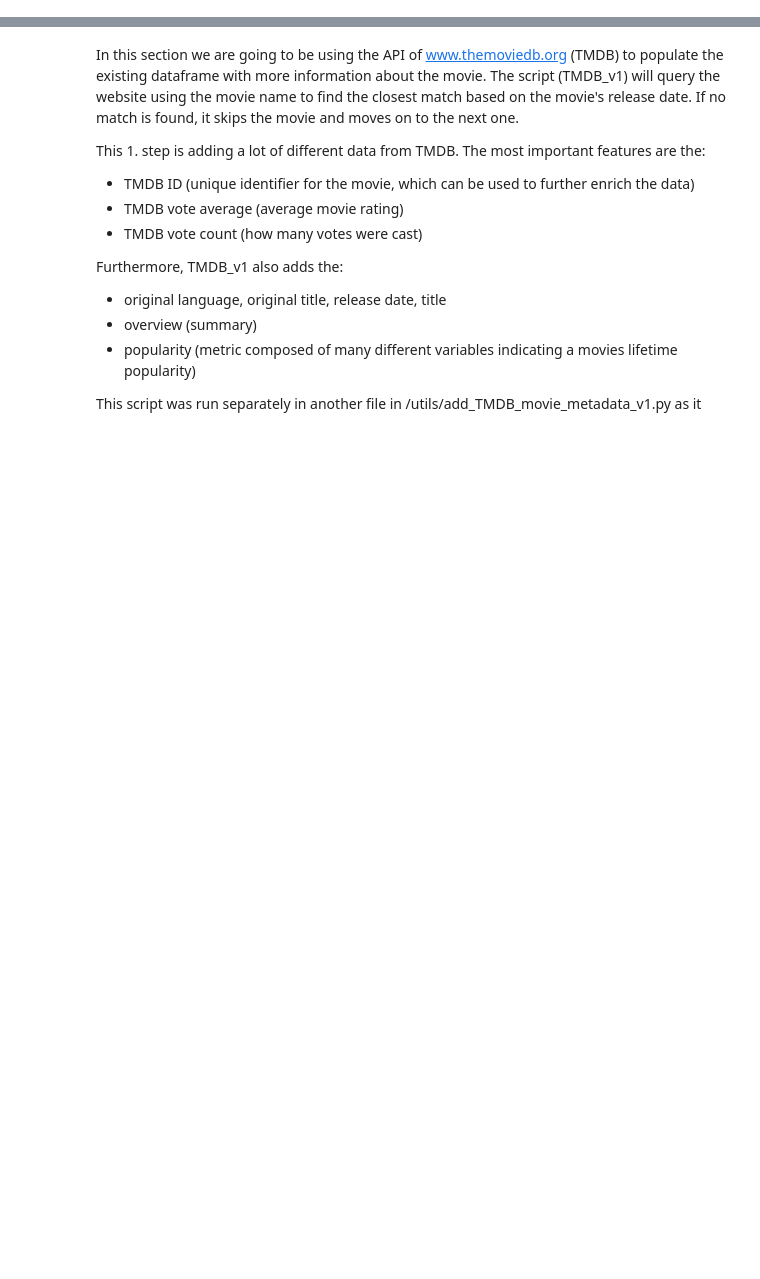
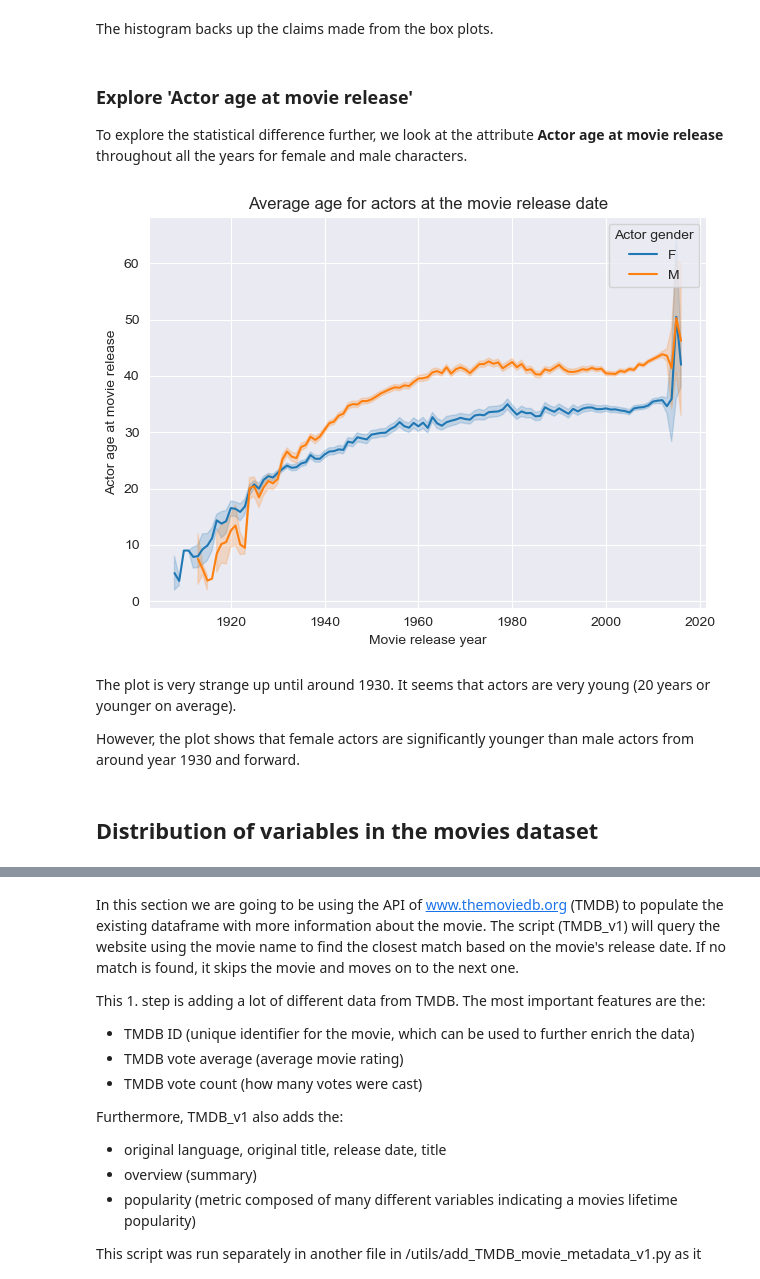
Before and after one commit to epfl-ada/ada-2023-project-byggemandbob, a Jupyter notebook: pipeline_gus.ipynb, the cells around one changed output, grey strips where cells are left out. Drawn from its saved outputs; the diff is of its cells as text; code cells hidden in the pictures; blank space fills up the shorter version.

```diff
--- a/pipeline_gus.ipynb
+++ b/pipeline_gus.ipynb
@@ -3,0 +279,24 @@
+# %% [markdown]
+The histogram backs up the claims made from the box plots.
+# %% [markdown]
+### Explore 'Actor age at movie release'
+
+To explore the statistical difference further, we look at the attribute **Actor age at movie release** throughout all the years for female and male characters.
+# %%
+# Remove NaNs from relevant columns
+character_metadata_nona = character_metadata[['Movie release year', 'Actor age at movie release', 'Actor gender']].dropna()
+sns.lineplot(x='Movie release year', y='Actor age at movie release', data=character_metadata_nona, hue="Actor gender", err_style="band")
+
+plt.title('Average age for actors at the movie release date')
+plt.xlabel('Movie release year')
+plt.ylabel('Actor age at movie release')
+plt.tight_layout()
+plt.show()
+# %% [output]
+[figure, added]
+# %% [markdown]
+The plot is very strange up until around 1930. It seems that actors are very young (20 years or younger on average).
+
+However, the plot shows that female actors are significantly younger than male actors from around year 1930 and forward.
+# %% [markdown]
+##  Distribution of variables in the movies dataset
```
Also changed, not shown: parts of 61 cells of this notebook.
